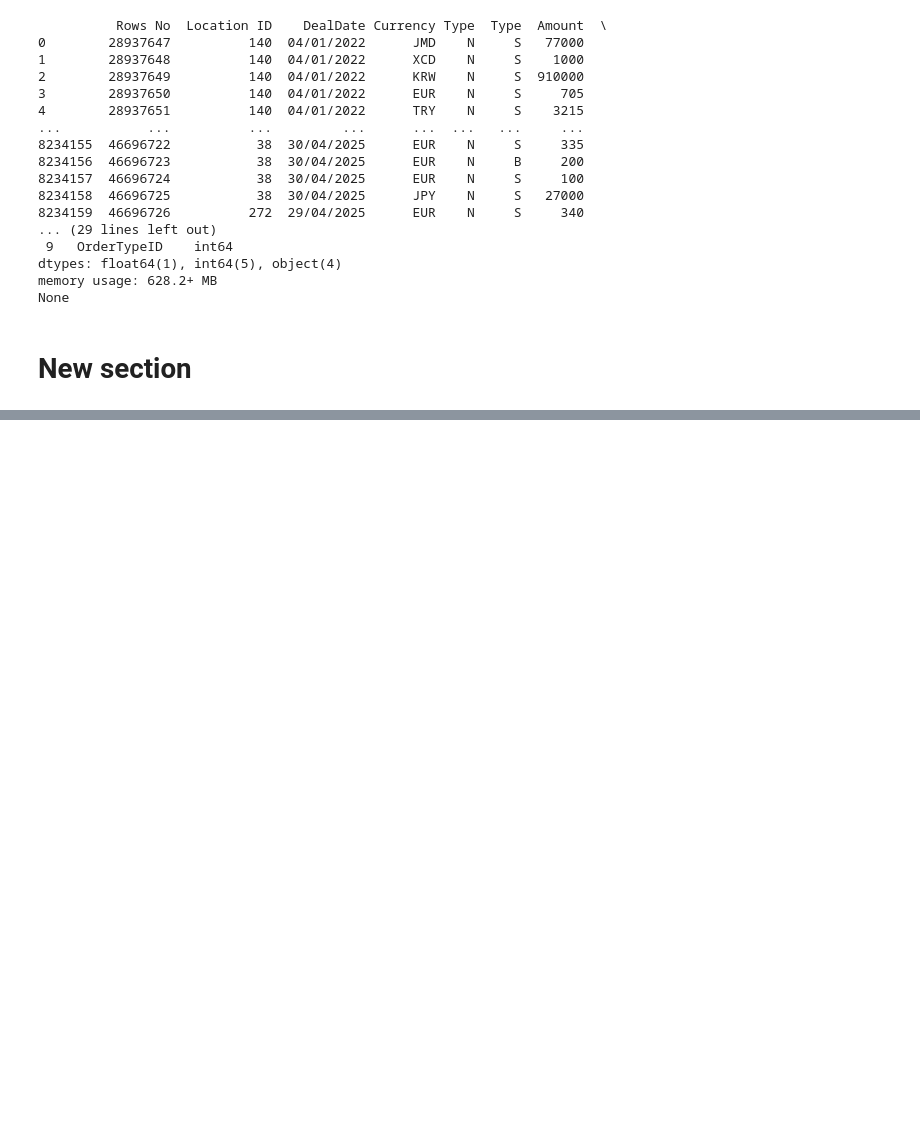
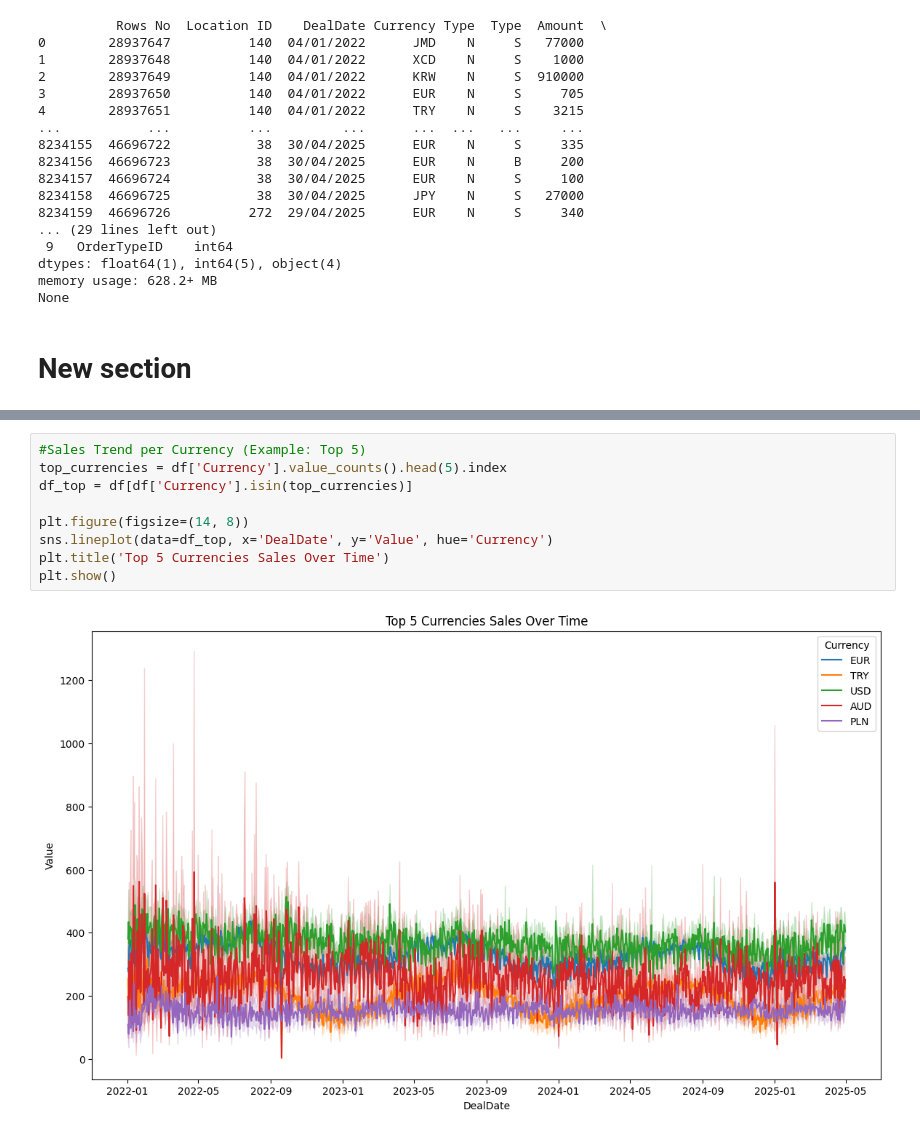
Before and after one commit to Priyankavaishnav1006/Stock_Sales_ML_Model, a Jupyter notebook: Stock_sales_ML.ipynb, the cells around one changed output, grey strips where cells are left out. Drawn from its saved outputs; the diff is of its cells as text; blank space fills up the shorter version.

```diff
--- a/Stock_sales_ML.ipynb
+++ b/Stock_sales_ML.ipynb
@@ -73,0 +83,11 @@ SyntaxError: invalid syntax (<ipython-input-8-f9ceeb975776>, line 26)
+# %%
+#Sales Trend per Currency (Example: Top 5)
+top_currencies = df['Currency'].value_counts().head(5).index
+df_top = df[df['Currency'].isin(top_currencies)]
+
+plt.figure(figsize=(14, 8))
+sns.lineplot(data=df_top, x='DealDate', y='Value', hue='Currency')
+plt.title('Top 5 Currencies Sales Over Time')
+plt.show()
+# %% [output]
+[figure, added]
```
Also changed, not shown: parts of 2 cells of this notebook.
